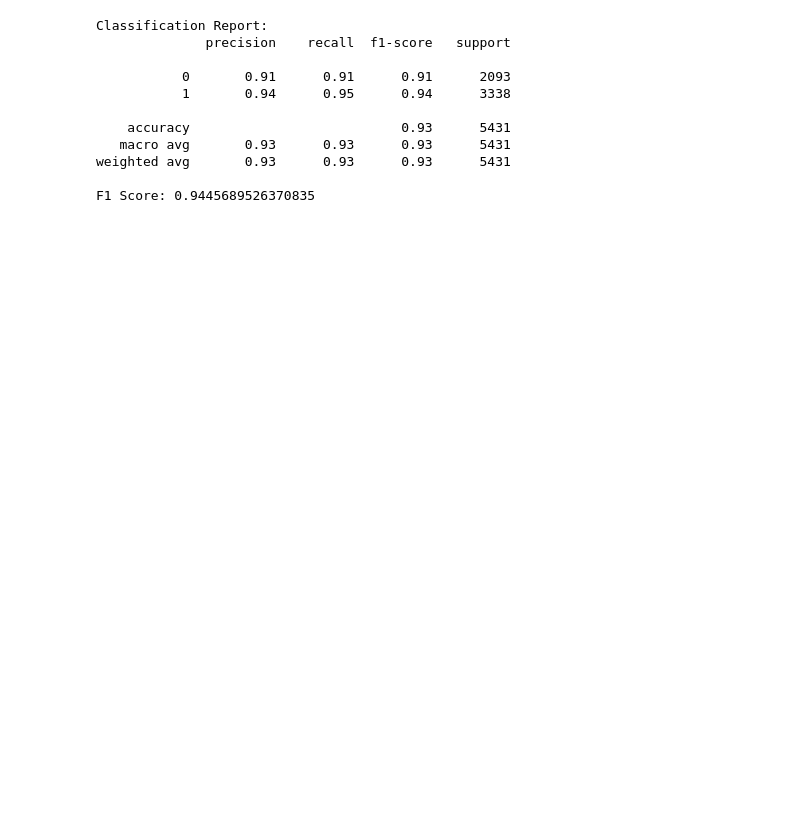
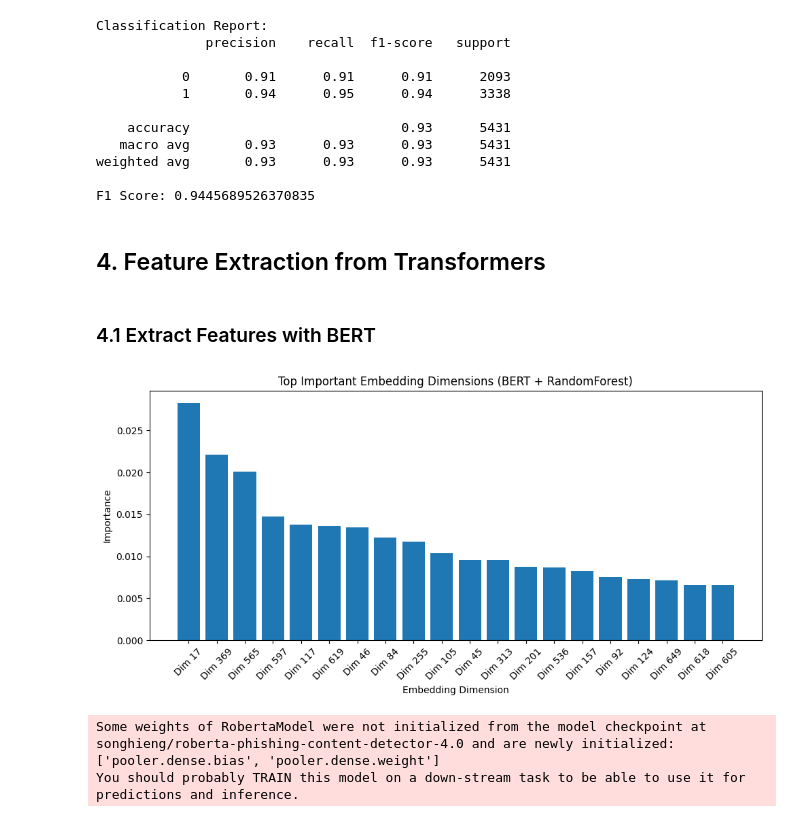
Before and after one commit to anair123/email-phish-detection, a Jupyter notebook: Data Splitting.ipynb, the cells around one changed output. Cells and saved outputs as stored; diff of their text form; code cells hidden in the pictures; blank space fills up the shorter version.

```diff
--- a/Data Splitting.ipynb
+++ b/Data Splitting.ipynb
@@ -338,3 +459,55 @@ Classification Report:
 weighted avg       0.93      0.93      0.93      5431
 
 F1 Score: 0.9445689526370835
+# %% [markdown]
+## 4. Feature Extraction from Transformers
+# %% [markdown]
+### 4.1 Extract Features with BERT
+# %%
+import matplotlib.pyplot as plt
+import numpy as np
+
+# Get feature importances from the trained RandomForest model
+importances = model.feature_importances_
+
+# Get indices of top N most important features
+top_n = 20
+indices = np.argsort(importances)[-top_n:][::-1]
+
+# Plot the top N important embedding dimensions
+plt.figure(figsize=(10, 5))
+plt.title("Top Important Embedding Dimensions (BERT + RandomForest)")
+plt.bar(range(top_n), importances[indices], align="center")
+plt.xticks(range(top_n), [f"Dim {i}" for i in indices], rotation=45)
+plt.xlabel("Embedding Dimension")
+plt.ylabel("Importance")
+plt.tight_layout()
+plt.show()
+# %% [output]
+[figure, added]
+# %%
+import torch
+from transformers import AutoTokenizer, AutoModel
+import numpy as np
+
+# Load fine-tuned model (without classification head)
+m_name = "songhieng/roberta-phishing-content-detector-4.0"
+tok = AutoTokenizer.from_pretrained(m_name)
+mdl = AutoModel.from_pretrained(m_name).eval().to("cuda" if torch.cuda.is_available() else "cpu")
+
+# Fast embedding extractor
+def get_feats(txts, bs=16):
+    feats = []
+    for i in range(0, len(txts), bs):
+        b = txts[i:i+bs]
+        t_in = tok(b, return_tensors="pt", padding=True, truncation=True, max_length=512).to(mdl.device)
+        with torch.no_grad():
+            out = mdl(**t_in).last_hidden_state.mean(dim=1).cpu().numpy()
+        feats.append(out)
+    return np.vstack(feats)
+
+# Apply to test set
+X_feat = get_feats(X_test["clean_text"].tolist())
+# %% [output]
+Some weights of RobertaModel were not initialized from the model checkpoint at songhieng/roberta-phishing-content-detector-4.0 and are newly initialized: ['pooler.dense.bias', 'pooler.dense.weight']
+You should probably TRAIN this model on a down-stream task to be able to use it for predictions and inference.
```
Also changed, not shown: parts of 77 cells of this notebook.
